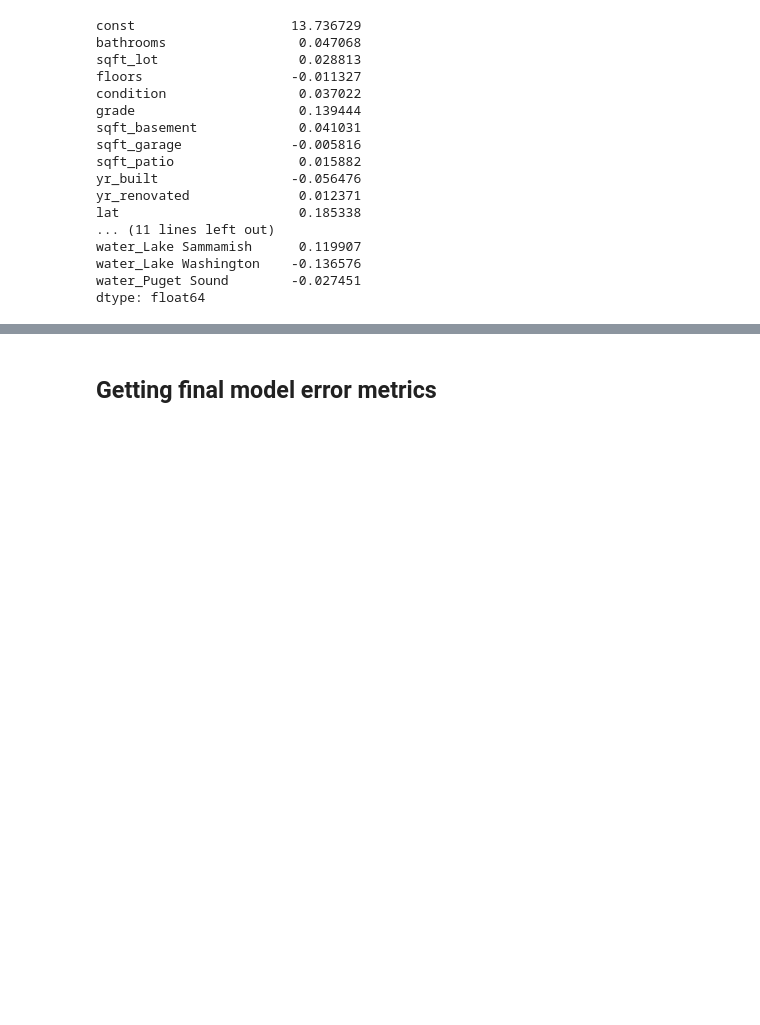
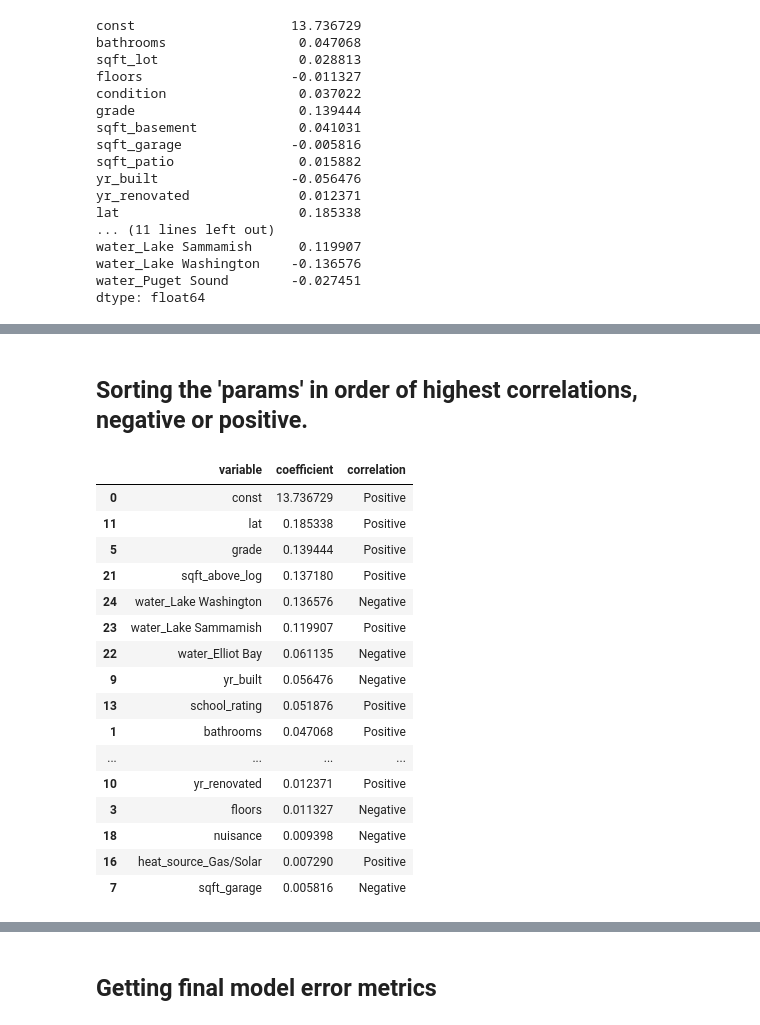
Before and after one commit to andrewkoji/Housing_Linear_Model_Project, a Jupyter notebook: final_notebook-log_model.ipynb, the cells around one changed output, grey strips where cells are left out. Drawn from its saved outputs; the diff is of its cells as text; code cells hidden in the pictures; blank space fills up the shorter version.

```diff
--- a/final_notebook-log_model.ipynb
+++ b/final_notebook-log_model.ipynb
@@ -1654,0 +1591,28 @@ The constant coefficient in a linear regression model represents the expected va
+# %% [markdown]
+## Sorting the 'params' in order of highest correlations, negative or positive.
+# %%
+params = pd.DataFrame(results.params)
+params = params.reset_index()
+params.columns = ['variable', 'coefficient']
+params['correlation'] = params['coefficient'].apply(lambda x: 'Positive' if x > 0 else 'Negative' if x<0 else x)
+params['coefficient'] = params['coefficient'].apply(lambda x: abs(x))
+params = params.sort_values('coefficient', ascending=False)
+params
+# %% [output]
+|  | variable | coefficient | correlation |
+| 0 | const | 13.736729 | Positive |
+| 11 | lat | 0.185338 | Positive |
+| 5 | grade | 0.139444 | Positive |
+| 21 | sqft_above_log | 0.137180 | Positive |
+| 24 | water_Lake Washington | 0.136576 | Negative |
+| 23 | water_Lake Sammamish | 0.119907 | Positive |
+| 22 | water_Elliot Bay | 0.061135 | Negative |
+| 9 | yr_built | 0.056476 | Negative |
+| 13 | school_rating | 0.051876 | Positive |
+| 1 | bathrooms | 0.047068 | Positive |
+| ... | ... | ... | ... |
+| 10 | yr_renovated | 0.012371 | Positive |
+| 3 | floors | 0.011327 | Negative |
+| 18 | nuisance | 0.009398 | Negative |
+| 16 | heat_source_Gas/Solar | 0.007290 | Positive |
+| 7 | sqft_garage | 0.005816 | Negative |
```
Also changed, not shown: parts of 29 cells of this notebook.
